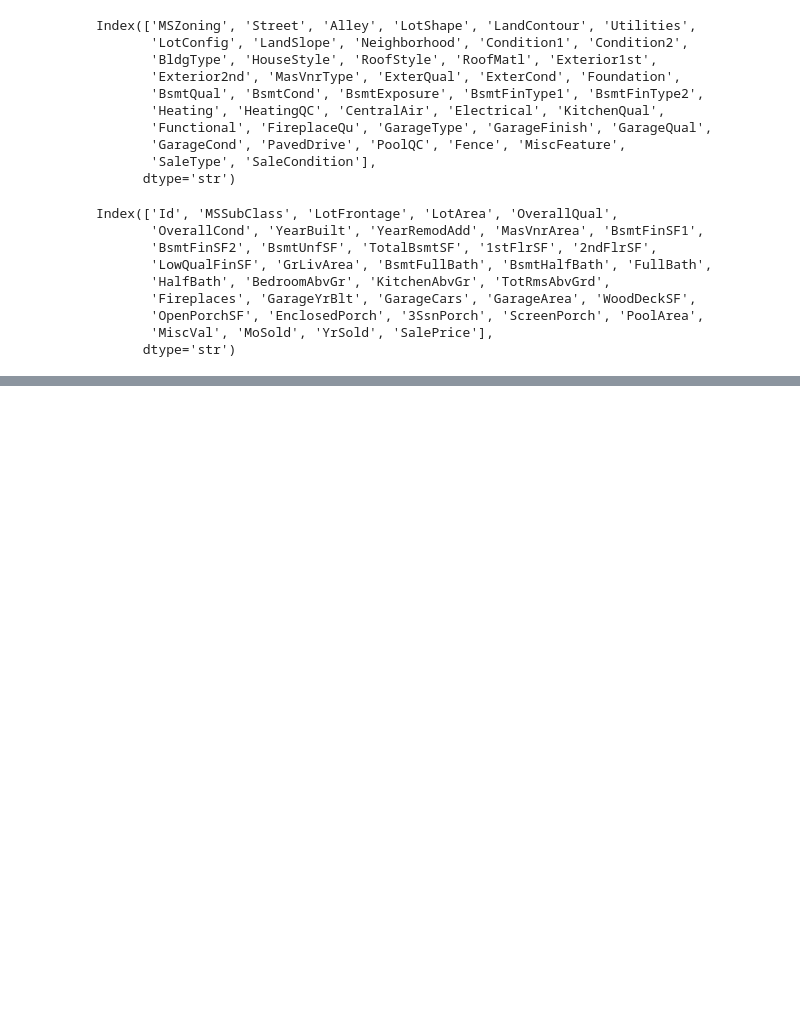
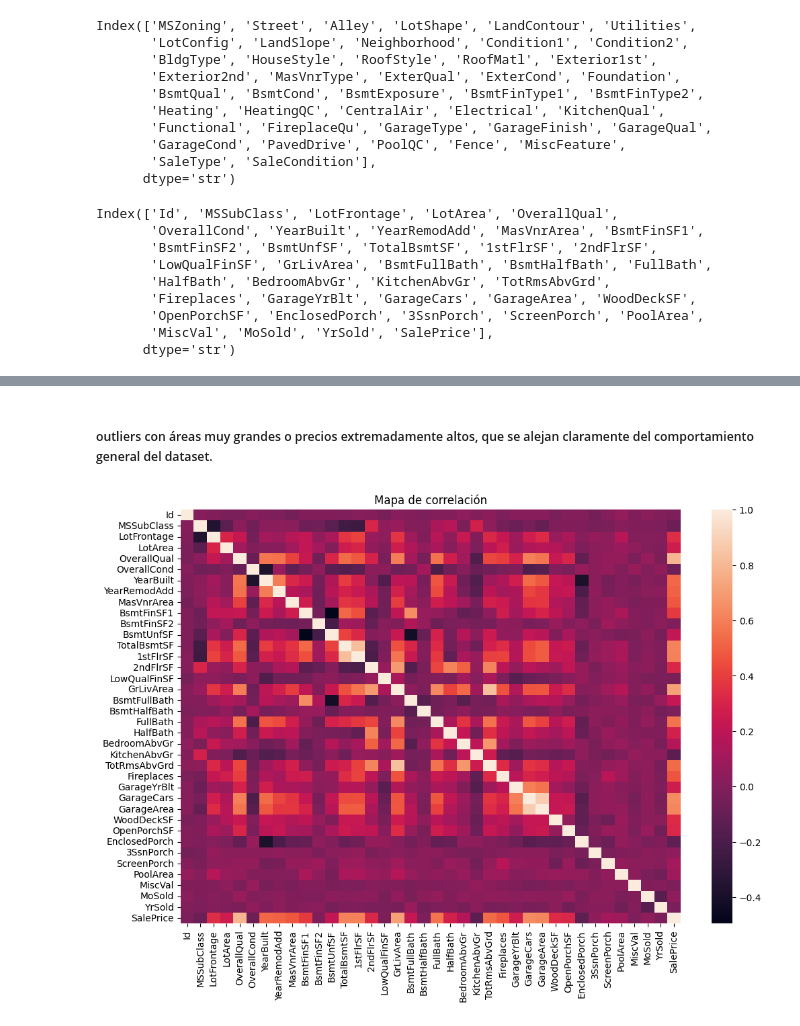
Before and after one commit to contactodiegovega/Precios-vivienda, a Jupyter notebook: notebooks/preprocesamiento.ipynb, the cells around one changed output, grey strips where cells are left out. Cells and saved outputs as stored; diff of their text form; code cells hidden in the pictures; blank space fills up the shorter version.

```diff
--- a/notebooks/preprocesamiento.ipynb
+++ b/notebooks/preprocesamiento.ipynb
@@ -795,0 +823,14 @@ Index(['Id', 'MSSubClass', 'LotFrontage', 'LotArea', 'OverallQual',
+# %% [markdown]
+##### outliers con áreas muy grandes o precios extremadamente altos, que se alejan claramente del comportamiento general del dataset.
+# %%
+correlation = df_train_2.corr(numeric_only=True)
+
+plt.figure(figsize=(12,8))
+
+sns.heatmap(correlation)
+
+plt.title('Mapa de correlación')
+
+plt.show()
+# %% [output]
+[figure, added]
```
Also changed, not shown: parts of 4 cells of this notebook.
